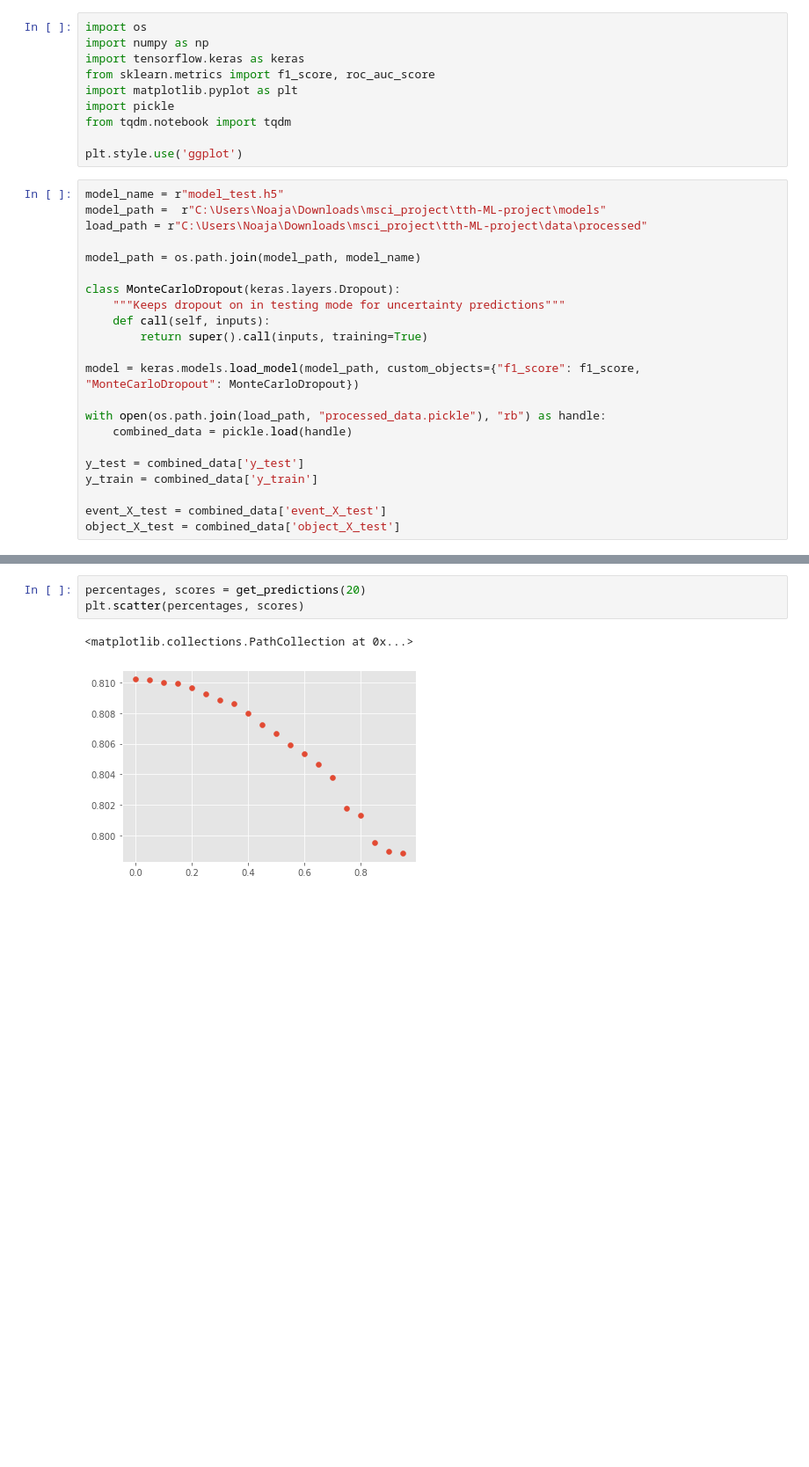
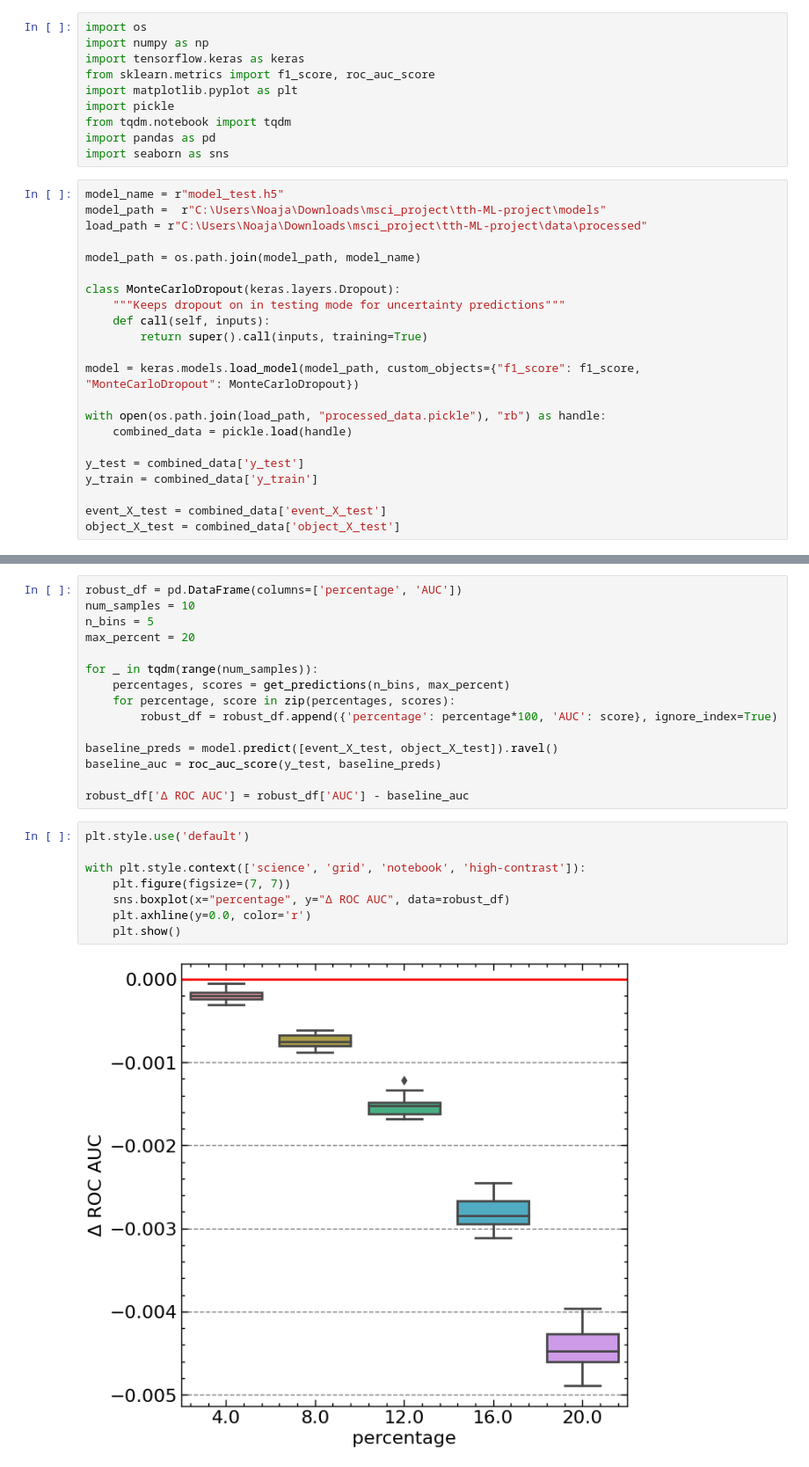
Before and after one commit to NoahHA/tth-ML-project, a Jupyter notebook: notebooks/data_analysis/model_robustness.ipynb, the cells around one changed output, grey strips where cells are left out. Shown at 88% size. Saved outputs shown, nothing was run; the diff lists cells and outputs as text; blank space fills up the shorter version.

Commit message:
improved plots and fixed model_robustness

```diff
--- a/notebooks/data_analysis/model_robustness.ipynb
+++ b/notebooks/data_analysis/model_robustness.ipynb
@@ -6,8 +6,8 @@ from sklearn.metrics import f1_score, roc_auc_score
 import matplotlib.pyplot as plt
 import pickle
 from tqdm.notebook import tqdm
-
-plt.style.use('ggplot')
+import pandas as pd
+import seaborn as sns
 # %%
 model_name = r"model_test.h5"
 model_path =  r"C:\Users\Noaja\Downloads\msci_project\tth-ML-project\models"
@@ -63,9 +66,28 @@ def get_predictions(n_bins):
         percentages.append(percentage)
 
     return (percentages, scores)
-# %%
-percentages, scores = get_predictions(20)
-plt.scatter(percentages, scores)
-# %% [output]
-<matplotlib.collections.PathCollection at 0x...>
-[figure, removed]
+# %%
+robust_df = pd.DataFrame(columns=['percentage', 'AUC'])
+num_samples = 10
+n_bins = 5
+max_percent = 20
+
+for _ in tqdm(range(num_samples)):
+    percentages, scores = get_predictions(n_bins, max_percent)
+    for percentage, score in zip(percentages, scores):
+        robust_df = robust_df.append({'percentage': percentage*100, 'AUC': score}, ignore_index=True)
+
+baseline_preds = model.predict([event_X_test, object_X_test]).ravel()
+baseline_auc = roc_auc_score(y_test, baseline_preds)
+
+robust_df['Δ ROC AUC'] = robust_df['AUC'] - baseline_auc
+# %%
+plt.style.use('default')
+
+with plt.style.context(['science', 'grid', 'notebook', 'high-contrast']):
+    plt.figure(figsize=(7, 7))
+    sns.boxplot(x="percentage", y="Δ ROC AUC", data=robust_df)
+    plt.axhline(y=0.0, color='r')
+    plt.show()
+# %% [output]
+[figure, added]
```
Also changed, not shown: parts of 1 cell of this notebook, 21 other files.
